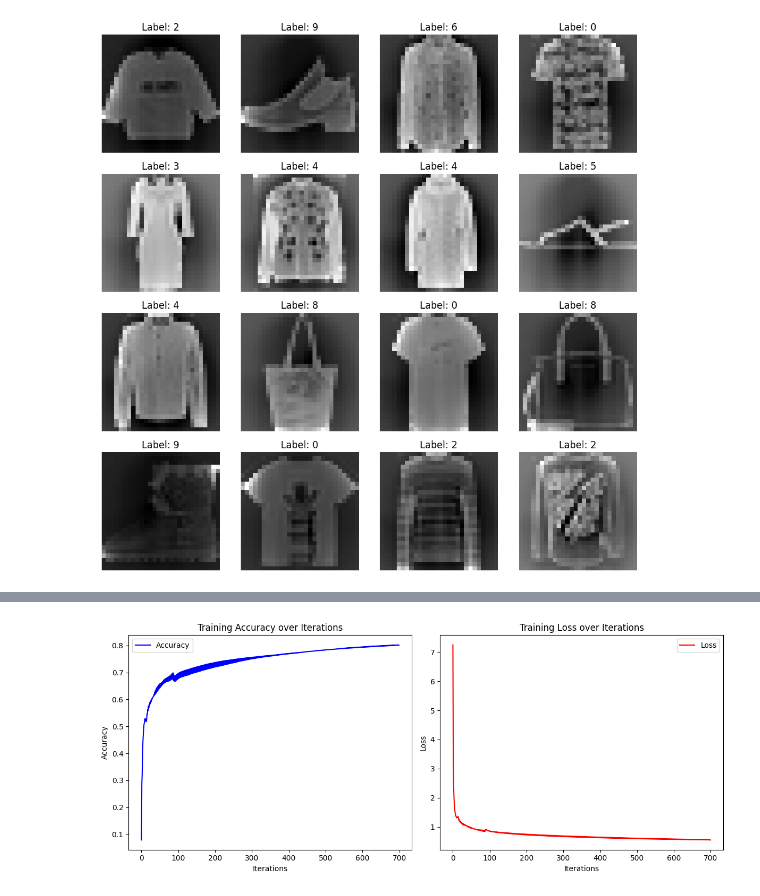
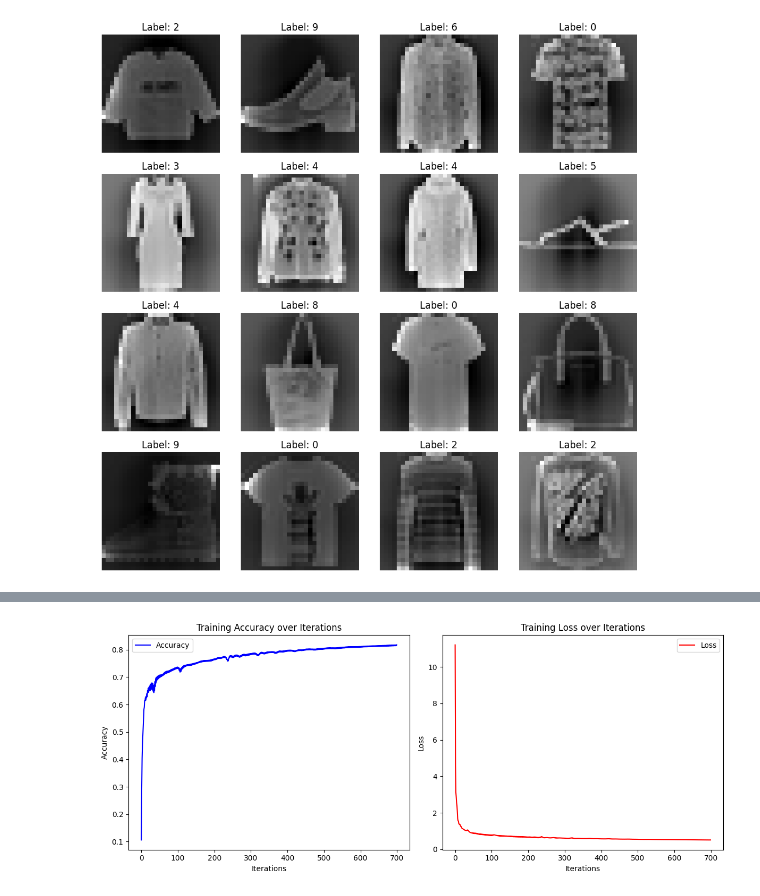
Before and after one commit to dishita25/Dishita_MRM, a Jupyter notebook: Neural_Network/Neural_Network.ipynb, the cells around one changed output, grey strips where cells are left out. Cells and saved outputs as stored; diff of their text form; code cells hidden in the pictures.

```diff
--- a/Neural_Network/Neural_Network.ipynb
+++ b/Neural_Network/Neural_Network.ipynb
@@ -40,12 +40,23 @@ plt.show()
 # %%
 x_train = x_train.T
 x_test = x_test.T
+# %%
+x_train_np = x_train.to_numpy()
+y_train_np = y_train
+
+ratio = 0.8
+train_size = int(x_train_np.shape[1] * ratio)
+
+x_train_split = x_train_np[:, :train_size]
+y_train_split = y_train_np[:train_size]
+x_val = x_train_np[:, train_size:]
+y_val = y_train_np[train_size:]
 # %%
-def init_params():
-    W1 = np.random.rand(10, 784) - 0.5
-    b1 = np.random.rand(10, 1) - 0.5
-    W2 = np.random.rand(10, 10) - 0.5
-    b2 = np.random.rand(10, 1) - 0.5
+def init_params(input_size, output_size, neurons):
+    W1 = np.random.rand(neurons, input_size) - 0.5
+    b1 = np.random.rand(neurons, 1) - 0.5
+    W2 = np.random.rand(output_size, neurons) - 0.5
+    b2 = np.random.rand(output_size, 1) - 0.5
     return W1, b1, W2, b2
 
 def ReLU(Z):
@@ -123,8 +134,11 @@ def make_predictions(X, W1, b1, W2, b2):
     return get_predictions(A2)
 
 
-def gradient_descent(X, Y, alpha, iterations):
-    W1, b1, W2, b2 = init_params()
+def gradient_descent(X, Y, alpha, iterations, neurons):
+    input_size = x_train_split.shape[0]
+    output_size = len(np.unique(y_train))
+    W1, b1, W2, b2 = init_params(input_size, output_size, neurons)
+
     accuracy_list = []
     loss_list = []
 
@@ -146,5 +160,5 @@ def gradient_descent(X, Y, alpha, iterations):
     plot_training_progress(accuracy_list, loss_list)
     return W1, b1, W2, b2
 # %%
-W1, b1, W2, b2 = gradient_descent(x_train, y_train, 0.2, 700)
+W1, b1, W2, b2 = gradient_descent(x_train, y_train, 0.2, 700, 20)
 # %% [output]
@@ -158 +172 @@ Iteration 600: Accuracy = 0.7948, Loss = 0.5907
-[figure, old version]
+[figure, new version]
```
Also changed, not shown: parts of 5 cells of this notebook.
